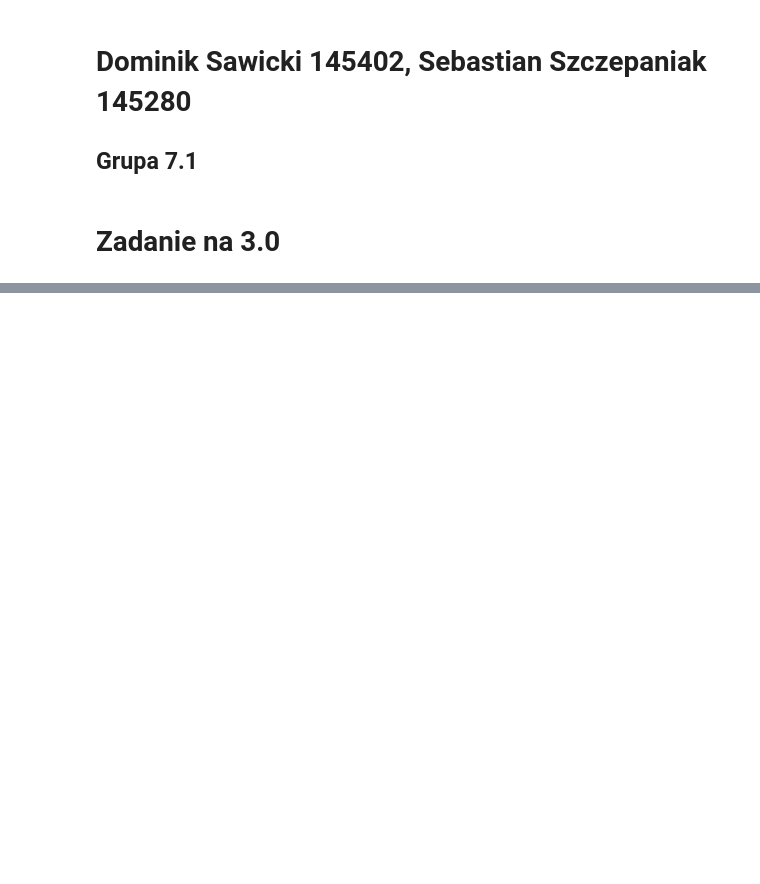
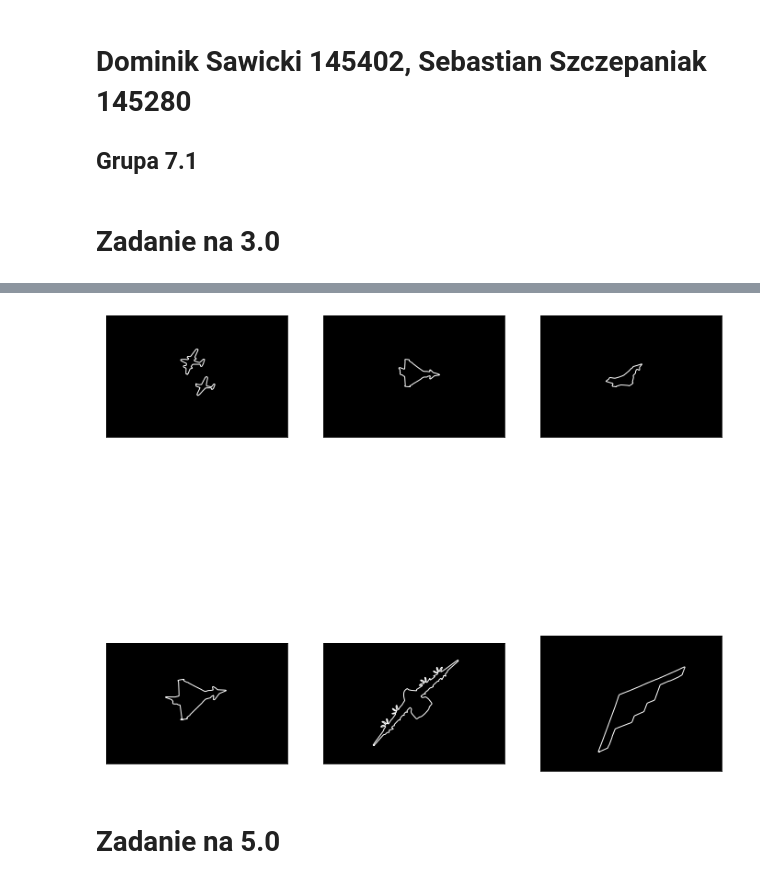
Before and after one commit to Domikado5/kck, a Jupyter notebook: lab4 - images v1/Lab4.ipynb, the cells around one changed output, grey strips where cells are left out. Drawn from its saved outputs; the diff is of its cells as text; code cells hidden in the pictures; blank space fills up the shorter version.

Commit message:
Finished task 1, almost finished task 2. Added a TODO cell, made changes in both directories containing images

```diff
--- a/lab4 - images v1/Lab4.ipynb
+++ b/lab4 - images v1/Lab4.ipynb
@@ -10,15 +11,3 @@ task_1_path = './images/zad1/'
 task_2_path = './images/zad2/'
 # %% [markdown]
 # Zadanie na 3.0
-# %%
-plt.figure(figsize=(12, 12))
-for i, file in enumerate(os.listdir(task_1_path), start=1):
-    img = io.imread(f'{task_1_path}{file}')
-    img_gray = color.rgb2gray(img)
-#     img_gray = filters.gaussian(img_gray, sigma=2)
-    img_gray = filters.sobel(img_gray)
-#     img_gray = filters.sobel(img_gray)
-    img_gray = morphology.dilation(img_gray)
-    img_gray = filters.gaussian(img_gray, sigma=3)
-    io.imshow(img_gray, cmap=plt.cm.gray)
-    plt.show()
@@ -31,0 +14,30 @@ for i, file in enumerate(os.listdir(task_1_path), start=1):
+# %%
+def find_contours(image):
+    contours = measure.find_contours(image)
+
+    return contours
+
+def preprocess_image_task_1(image):
+    img = color.rgb2gray(image)
+    img = filters.gaussian(img, sigma=2)
+
+    return img
+# %%
+plt.figure(figsize=(12, 12))
+for i, file in enumerate(os.listdir(task_1_path), start=1):
+    plt.subplot(2, 3, i)
+    img = io.imread(f'{task_1_path}{file}')
+    h, w = img.shape[0], img.shape[1]
+    black_img = np.zeros((h, w))  # the background
+    img = preprocess_image_task_1(img)
+    contours = find_contours(img)
+    plt.imshow(black_img, cmap='gray')  # plotting the background
+    for contour in contours:
+        plt.plot(contour[:, 1], contour[:, 0], linewidth=1, color='w')  # plotting the contours
+    plt.xticks([])  # removing axis scales
+    plt.yticks([])
+plt.show()
+# %% [output]
+[figure, added]
+# %% [markdown]
+# Zadanie na 5.0
```
Also changed, not shown: parts of 5 cells of this notebook, 7 other files.
